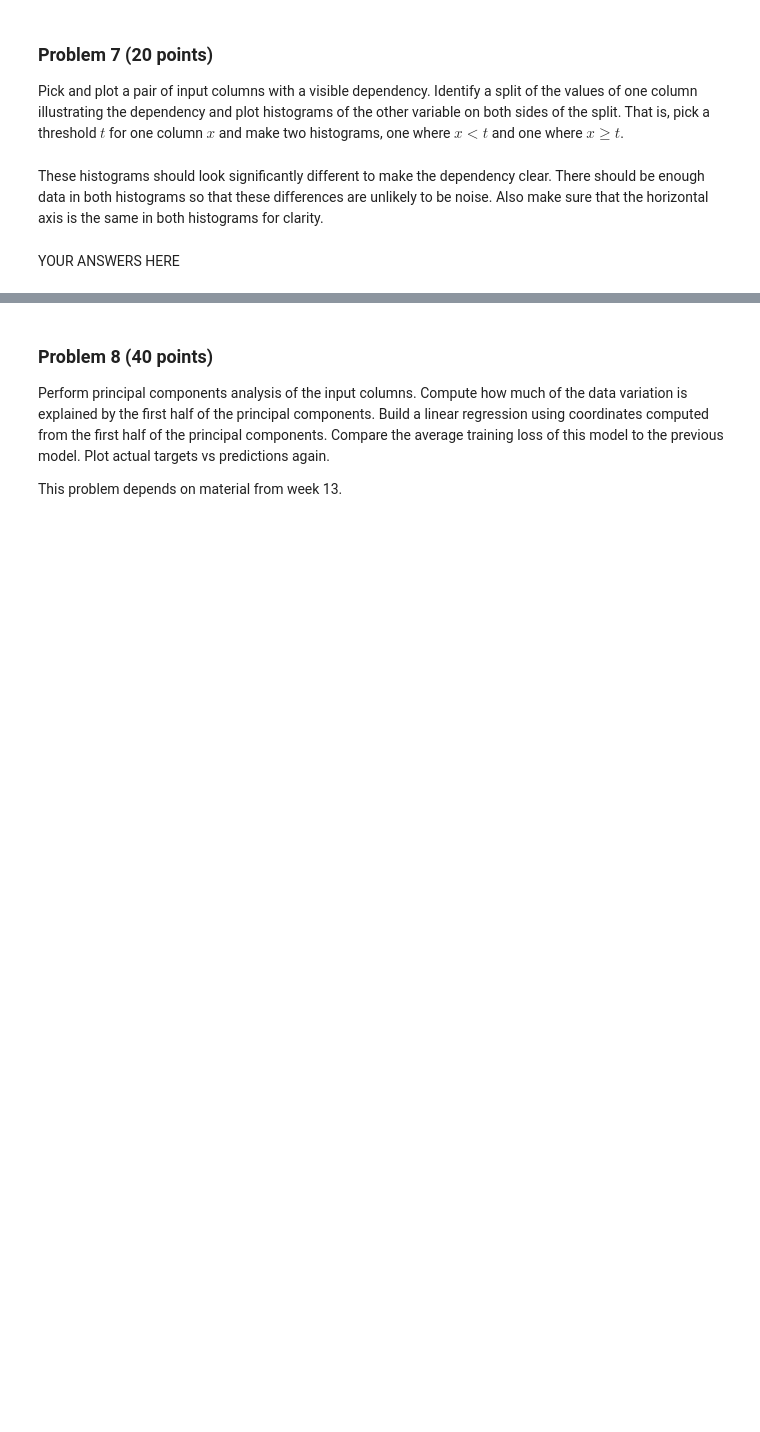
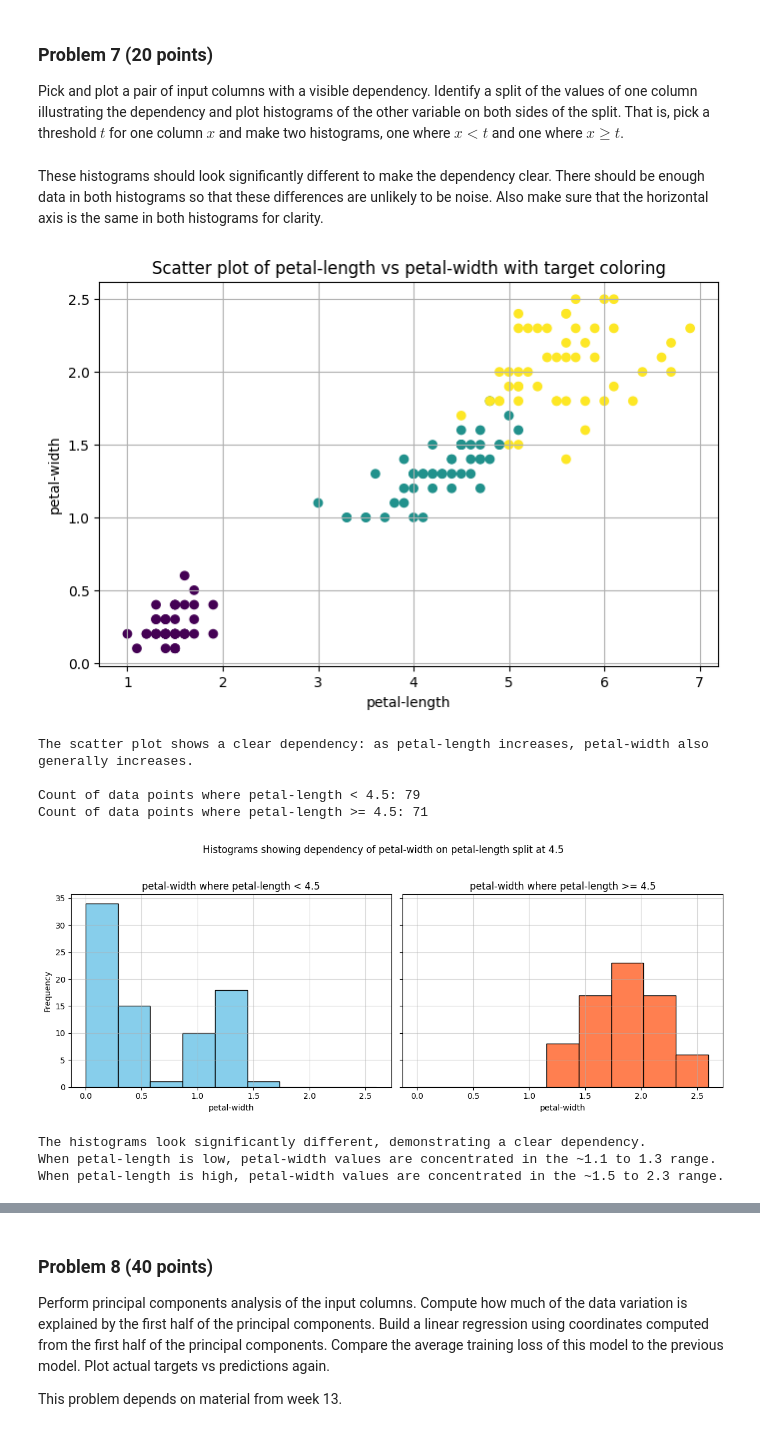
Before and after one commit to stefanie-the-engineer/bu-dx601-final-project-01, a Jupyter notebook: project.ipynb, the cells around one changed output, grey strips where cells are left out. Drawn from its saved outputs; the diff is of its cells as text; code cells hidden in the pictures; blank space fills up the shorter version.

```diff
--- a/project.ipynb
+++ b/project.ipynb
@@ -168,2 +263,72 @@ Also make sure that the horizontal axis is the same in both histograms for clari
-# %% [markdown]
-YOUR ANSWERS HERE
+# %%
+# YOUR CODE HERE
+
+df = pd.DataFrame(iris)
+
+# Pick and plot a pair of columns with a visible dependency
+
+# We choose 'petal-length' and 'petal-width' as they show a strong positive correlation,
+# and the provided 'target' variable also splits nicely along these axes.
+x_col = 'petal-length'
+y_col = 'petal-width'
+
+plt.figure(figsize=(8, 5))
+plt.scatter(df[x_col], df[y_col], c=df['target'], cmap='viridis')
+plt.xlabel(x_col)
+plt.ylabel(y_col)
+plt.title(f'Scatter plot of {x_col} vs {y_col} with target coloring')
+plt.grid(True)
+plt.show()
+print(f"The scatter plot shows a clear dependency: as {x_col} increases, {y_col} also generally increases.\n")
+
+# Identify a split and plot histograms of the other variable
+
+# We choose a threshold 't' for 'petal-length' to split the data.
+# A value of 4.5 seems to visually separate the two main clusters in the scatter plot.
+threshold = 4.5
+
+# Split the data into two groups based on the threshold
+group_less = df[df[x_col] < threshold]
+group_greater_equal = df[df[x_col] >= threshold]
+
+# Ensure enough data in both groups
+print(f"Count of data points where {x_col} < {threshold}: {len(group_less)}")
+print(f"Count of data points where {x_col} >= {threshold}: {len(group_greater_equal)}\n")
+
+# Plot histograms of 'petal-width' for both groups on the same scale
+fig, axes = plt.subplots(1, 2, figsize=(12, 5), sharex=True, sharey=True)
+
+# Determine the common horizontal axis (x-axis) limits
+all_widths = df[y_col]
+bins = np.linspace(all_widths.min() - 0.1, all_widths.max() + 0.1, 10) # Using a common bin range for consistency
+
+# Plot for the group where x < t
+axes[0].hist(group_less[y_col], bins=bins, color='skyblue', edgecolor='black')
+axes[0].set_title(f'{y_col} where {x_col} < {threshold}')
+axes[0].set_xlabel(y_col)
+axes[0].set_ylabel('Frequency')
+axes[0].grid(True, alpha=0.5)
+
+# Plot for the group where x >= t
+axes[1].hist(group_greater_equal[y_col], bins=bins, color='coral', edgecolor='black')
+axes[1].set_title(f'{y_col} where {x_col} >= {threshold}')
+axes[1].set_xlabel(y_col)
+axes[1].grid(True, alpha=0.5)
+
+plt.suptitle(f'Histograms showing dependency of {y_col} on {x_col} split at {threshold}')
+plt.tight_layout(rect=[0, 0.03, 1, 0.95])
+plt.show()
+
+print("The histograms look significantly different, demonstrating a clear dependency.")
+print(f"When {x_col} is low, {y_col} values are concentrated in the ~1.1 to 1.3 range.")
+print(f"When {x_col} is high, {y_col} values are concentrated in the ~1.5 to 2.3 range.")
+# %% [output]
+[figure, added]
+The scatter plot shows a clear dependency: as petal-length increases, petal-width also generally increases.
+
+Count of data points where petal-length < 4.5: 79
+Count of data points where petal-length >= 4.5: 71
+[figure, added]
+The histograms look significantly different, demonstrating a clear dependency.
+When petal-length is low, petal-width values are concentrated in the ~1.1 to 1.3 range.
+When petal-length is high, petal-width values are concentrated in the ~1.5 to 2.3 range.
```
Also changed, not shown: parts of 32 cells of this notebook.
